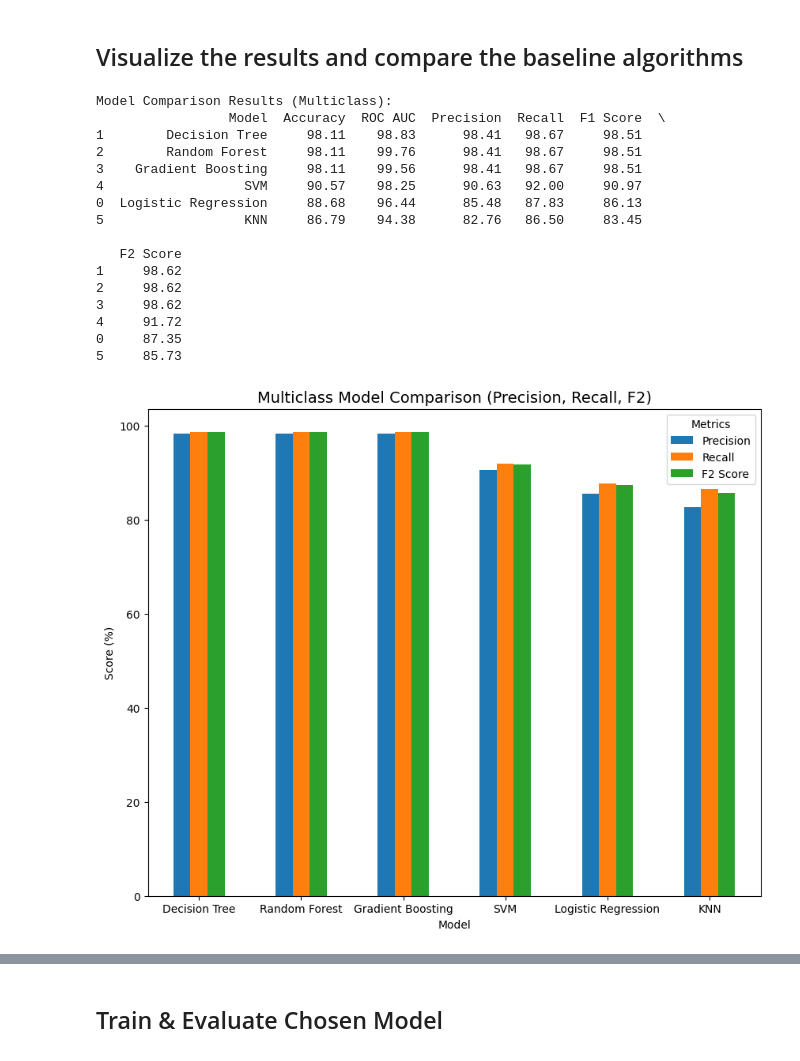
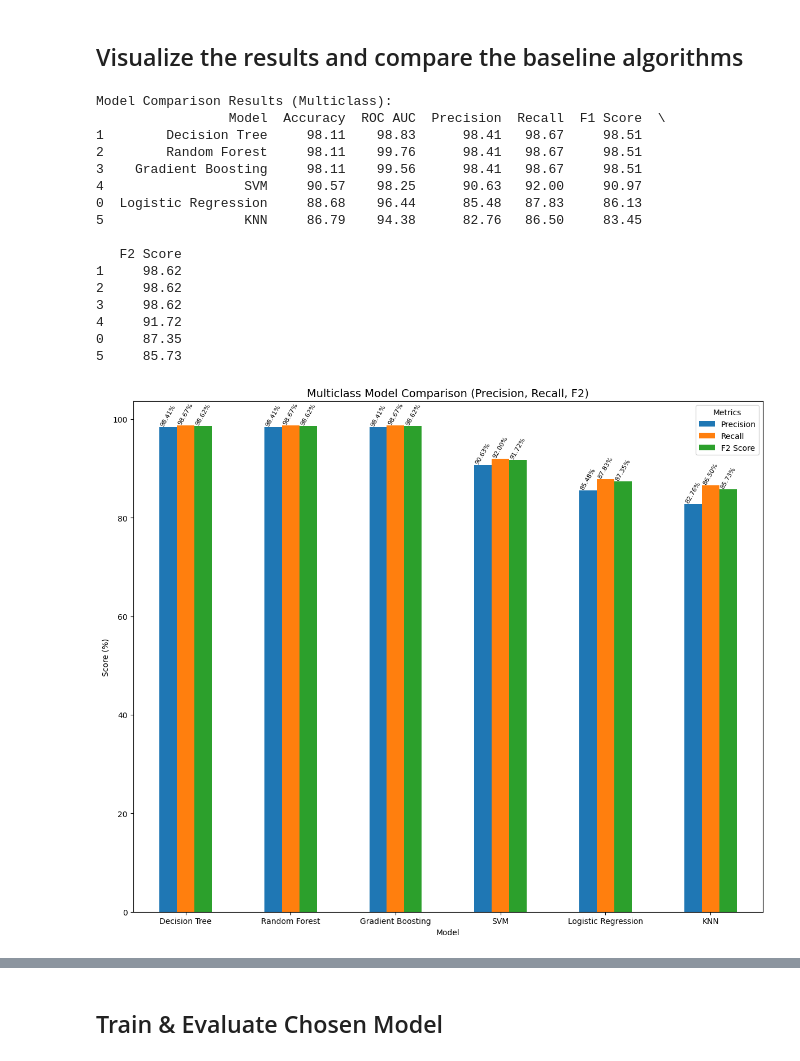
Before and after one commit to Atikahdr/MulticlassDiabetesData, a Jupyter notebook: Diabetes_Data_Multiclass.ipynb, the cells around one changed output, grey strips where cells are left out. Drawn from its saved outputs; the diff is of its cells as text; code cells hidden in the pictures.

```diff
--- a/Diabetes_Data_Multiclass.ipynb
+++ b/Diabetes_Data_Multiclass.ipynb
@@ -656,8 +650,10 @@ from sklearn.model_selection import GridSearchCV
 
 param_grid = {'n_estimators': [50, 100, 200, 300]}
 rf = RandomForestClassifier(random_state=42)
-grid_search = GridSearchCV(rf, param_grid, cv=5, scoring='accuracy')
+grid_search = GridSearchCV(rf, param_grid, cv=5, scoring='accuracy', n_jobs=-1)
 grid_search.fit(X_train_smote, y_train_smote)
 
-print(grid_search.best_params_)
+
+print("Best Parameters:", grid_search.best_params_)
+print("Best CV Accuracy:", grid_search.best_score_)
 # %% [output]
@@ -836,32 +943,46 @@ results_smote = pd.DataFrame(results_list,
 
 # Sort berdasarkan Recall dan F2 (penting untuk imbalance multiclass)
 results_smote = results_smote.sort_values(["Recall", "F2 Score"], ascending=False)
 
 print("\nModel Comparison Results (Multiclass):")
 print(results_smote)
 
 # Visualization
-results_smote.set_index("Model")[["Precision", "Recall", "F2 Score"]].plot(kind="bar", figsize=(10,8))
+ax = results_smote.set_index("Model")[["Precision", "Recall", "F2 Score"]].plot(
+    kind="bar", figsize=(12, 10))
+
 plt.title("Multiclass Model Comparison (Precision, Recall, F2)", fontsize=14)
 plt.ylabel("Score (%)")
 plt.xticks(rotation=0)
 plt.legend(title="Metrics")
+
+# Tambahkan label persentase di atas setiap bar
+for container in ax.containers:
+    ax.bar_label(
+        container,
+        fmt='%.2f%%',
+        label_type='edge',
+        fontsize=8,
+        rotation=60
+    )
+
+plt.tight_layout()
 plt.show()
 # %% [output]
 Model Comparison Results (Multiclass):
                  Model  Accuracy  ROC AUC  Precision  Recall  F1 Score  \
 1        Decision Tree     98.11    98.83      98.41   98.67     98.51
 2        Random Forest     98.11    99.76      98.41   98.67     98.51
 3    Gradient Boosting     98.11    99.56      98.41   98.67     98.51
 4                  SVM     90.57    98.25      90.63   92.00     90.97
 0  Logistic Regression     88.68    96.44      85.48   87.83     86.13
 5                  KNN     86.79    94.38      82.76   86.50     83.45
 
    F2 Score
 1     98.62
 2     98.62
 3     98.62
 4     91.72
 0     87.35
 5     85.73
-[figure, old version]
+[figure, new version]
```
Also changed, not shown: parts of 29 cells of this notebook.
